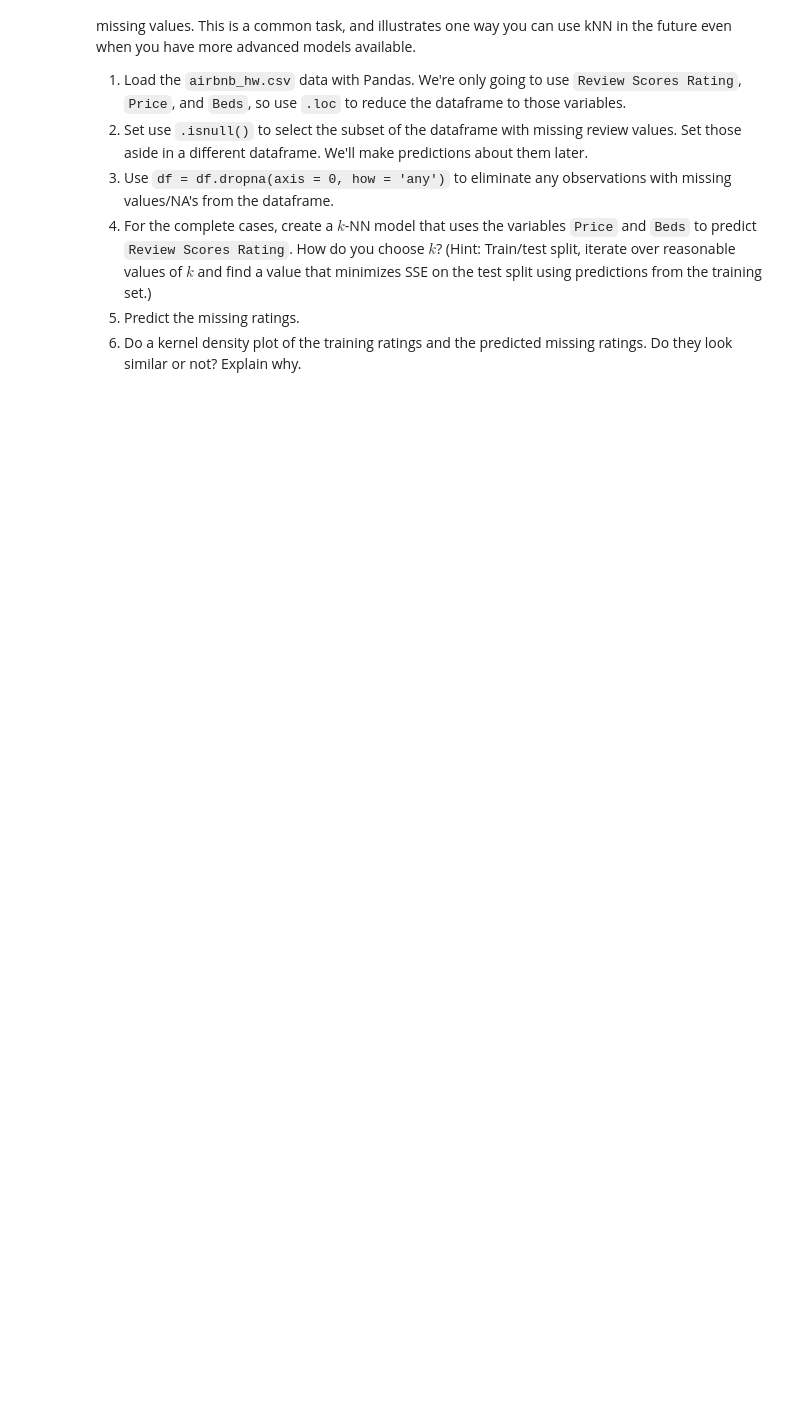
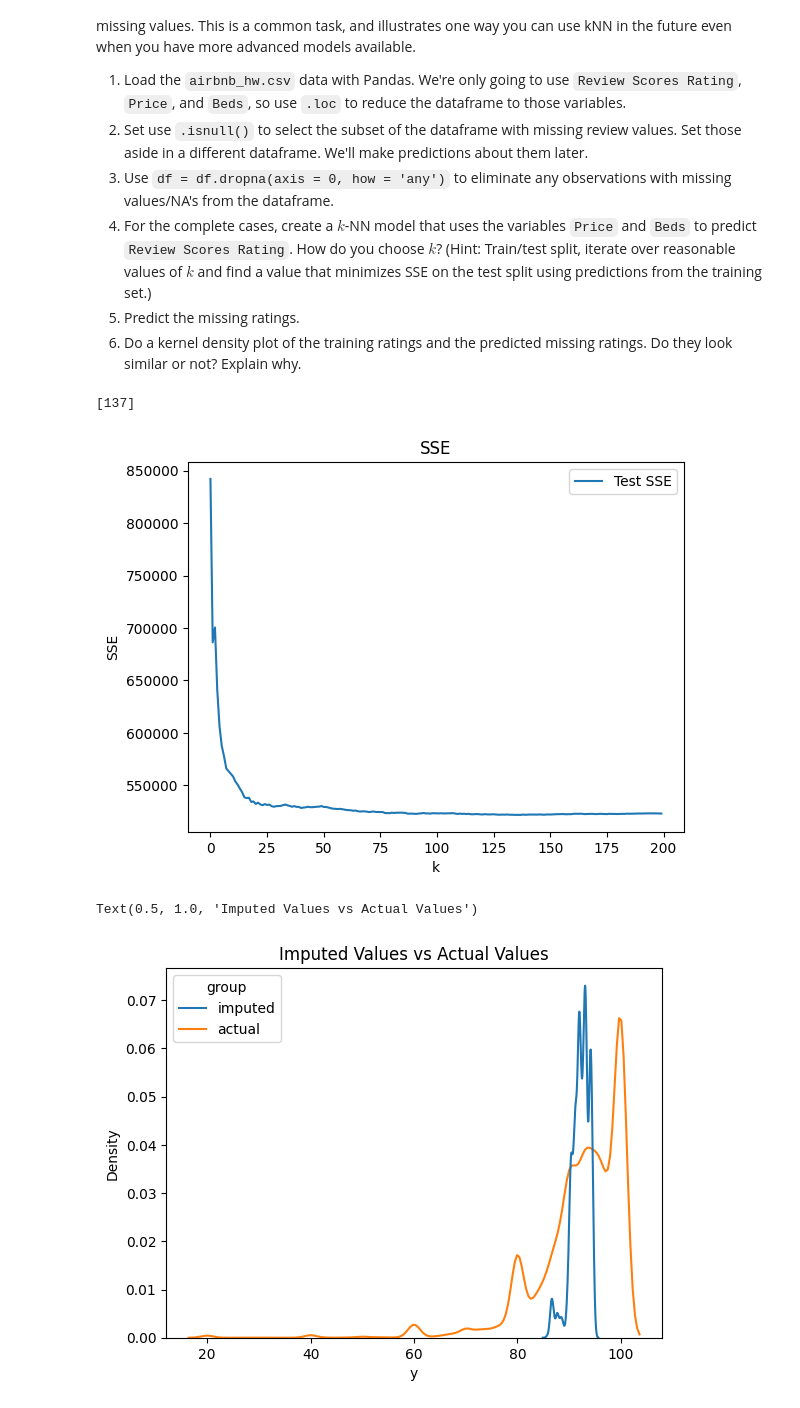
Before and after one commit to itisdavid/DS3001_knn, a Jupyter notebook: assignment_knn.ipynb, the cells around one changed output. Drawn from its saved outputs; the diff is of its cells as text; code cells hidden in the pictures; blank space fills up the shorter version.

```diff
--- a/assignment_knn.ipynb
+++ b/assignment_knn.ipynb
@@ -105,79 +105,70 @@ import matplotlib.pyplot as plt
 import pandas as pd
 import seaborn as sns
 
+# Part 1: read in data
 df = pd.read_csv('airbnb_hw.csv')
 df = df.loc[:,['Review Scores Rating','Price','Beds'] ]
-print(df.head())
 
-print(df.describe())
-
+# Clean/Wrangle Data
 df['Price'] = df['Price'].str.replace(',','')
 df['Price'] = pd.to_numeric( df['Price'], errors='coerce')
-
-print(df.describe())
-print(df.dtypes)
-
 df = df.rename(columns={'Price':'price','Beds':'beds','Review Scores Rating':'review'})
 
+# Part 2
+select = df['review'].isnull()
+df2 = df.loc[select,:]
 
-# 2. Set use `.isnull()` to select the subset of the dataframe with missing review values. Set those aside in a different dataframe. We'll make predictions about them later.
-select = df['review'].isnull()
-df_to_impute = df.loc[select,:]
-
-# 3. Use `df = df.dropna(axis = 0, how = 'any')` to eliminate any observations with missing values/NA's from the dataframe.
+# Part 3
 df = df.dropna(axis=0,how='any')
 
-
-# 4. For the complete cases, create a $k$-NN model that uses the variables `Price` and `Beds` to predict `Review Scores Rating`. How do you choose $k$? (Hint: Train/test split, iterate over reasonable values of $k$ and find a value that minimizes SSE on the test split using predictions from the training set.)
-
+# Part 4
 y = df['review']
 X = df.loc[:,['price','beds'] ]
 
-## Split the sample:
-from sklearn.neighbors import KNeighborsRegressor # Import the kNN regression tool
-from sklearn.model_selection import train_test_split # Split the sample
-X_train, X_test, y_train, y_test = train_test_split(X,y, # Feature and target variables
-                                                    test_size=.3, # Split the sample 80 train/ 20 test
-                                                    random_state=300) # For replication purposes
+# Split the sample:
+from sklearn.neighbors import KNeighborsRegressor
+from sklearn.model_selection import train_test_split
+X_train, X_test, y_train, y_test = train_test_split(X, y, test_size=.3, random_state=300)
 
 k_bar = 200 # Number of k's to try
-SSE = np.zeros(k_bar) # We'll store the SSE here
+SSE = np.zeros(k_bar) # Store SSE
 
 for k in range(k_bar):
-    model = KNeighborsRegressor(n_neighbors=k+1) # Create a sk model for k
-    fitted_model = model.fit(X_train,y_train) # Train the model on our data
-    y_hat = fitted_model.predict(X_test) # Predict values for test set
-    SSE[k] = np.sum( (y_test-y_hat)**2 ) # Save the computed SSE for test set
-    y_hat = fitted_model.predict(X_train) # Predict values for training set
+    model = KNeighborsRegressor(n_neighbors=k+1)
+    fitted_model = model.fit(X_train,y_train) # train the model
+    y_hat = fitted_model.predict(X_test) # predict values for test set
+    SSE[k] = np.sum( (y_test-y_hat)**2 ) # save the computed SSE for test set
+    y_hat = fitted_model.predict(X_train) # predict values for training set
 
 SSE_min = np.min(SSE) # Find lowest recorded SSE
 min_index = np.where(SSE==SSE_min) # Find the indices of SSE that equal the minimum
-k_star = min_index[0]+1 # Find the optimal value of k; why index+1?
+k_star = min_index[0]+1 # Find the optimal value of k
 print(k_star)
 
-plt.plot(np.arange(0,k_bar),SSE,label='Test SSE') # Plot SSE by k
+plt.plot(np.arange(0,k_bar),SSE,label='Test SSE')
 plt.xlabel("k")
 plt.ylabel("SSE")
 plt.legend(loc='upper right')
 plt.title('SSE')
 plt.show()
 
-# Fit the optimal model:
-model = KNeighborsRegressor(n_neighbors=k_star[0]) # Create a sk model for k
+model = KNeighborsRegressor(n_neighbors=k_star[0])
 fitted_model = model.fit(X_train,y_train) # Train the model on our data
 
-# 5. Predict the missing ratings.
-x_impute = df_to_impute.loc[:,['price','beds'] ]
+# Part 5
+x_impute = df2.loc[:,['price','beds'] ]
 x_impute = x_impute.dropna(axis=0,how='any')
-y_impute = fitted_model.predict(x_impute)
+y_prediction = fitted_model.predict(x_impute)
 
-# 6. (Optional) Do a kernel density plot of the training ratings and the predicted missing ratings. Do they look similar or not? Explain why.
-
-imputed = pd.DataFrame.from_dict({ 'y':y_impute,'group':'imputed'})
+# Part 6
+imputed = pd.DataFrame.from_dict({ 'y':y_prediction,'group':'imputed'})
 true = pd.DataFrame.from_dict({'y':df['review'],'group':'actual'})
 gdf = pd.concat([imputed,true],axis=0)
 
 sns.kdeplot(x='y',hue='group',data=gdf)
-plt.title('Imputed versus Actual Values')
-
-print('The imputed values are much more compressed than the real ones.')
+plt.title('Imputed Values vs Actual Values')
+# %% [output]
+[137]
+[figure, added]
+Text(0.5, 1.0, 'Imputed Values vs Actual Values')
+[figure, added]
```
